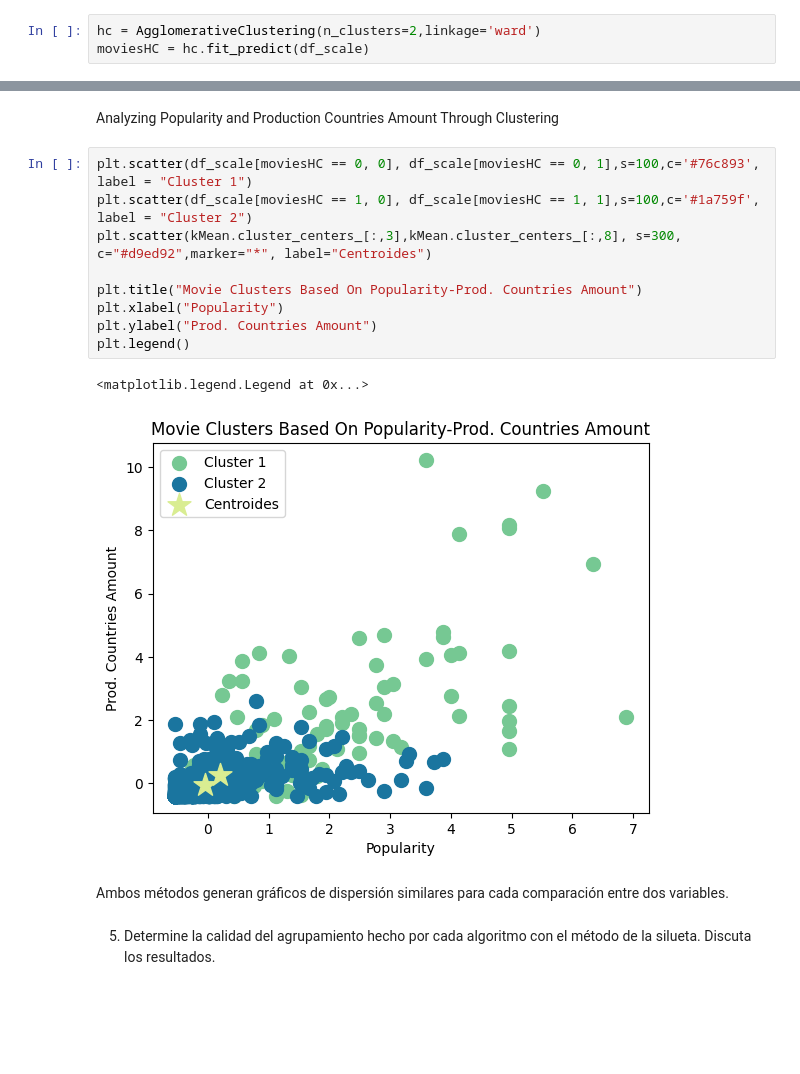
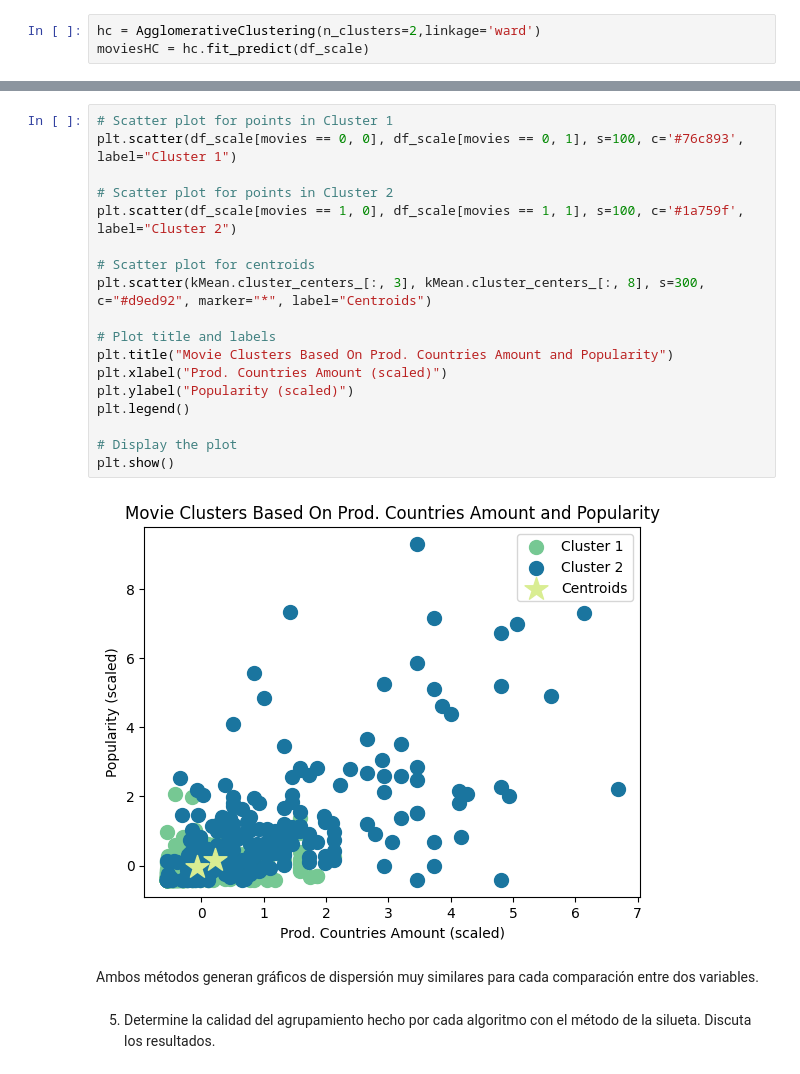
Before and after one commit to MelissaPerez09/HT02-DataMining, a Jupyter notebook: actividades.ipynb, the cells around one changed output, grey strips where cells are left out. Saved outputs shown, nothing was run; the diff lists cells and outputs as text; blank space fills up the shorter version.

```diff
--- a/actividades.ipynb
+++ b/actividades.ipynb
@@ -272,18 +283,24 @@ plt.legend()
-# %% [markdown]
-Analyzing Popularity and Production Countries Amount Through Clustering
 # %%
-plt.scatter(df_scale[moviesHC == 0, 0], df_scale[moviesHC == 0, 1],s=100,c='#76c893', label = "Cluster 1")
-plt.scatter(df_scale[moviesHC == 1, 0], df_scale[moviesHC == 1, 1],s=100,c='#1a759f', label = "Cluster 2")
-plt.scatter(kMean.cluster_centers_[:,3],kMean.cluster_centers_[:,8], s=300, c="#d9ed92",marker="*", label="Centroides")
+# Scatter plot for points in Cluster 1
+plt.scatter(df_scale[movies == 0, 0], df_scale[movies == 0, 1], s=100, c='#76c893', label="Cluster 1")
 
-plt.title("Movie Clusters Based On Popularity-Prod. Countries Amount")
-plt.xlabel("Popularity")
-plt.ylabel("Prod. Countries Amount")
+# Scatter plot for points in Cluster 2
+plt.scatter(df_scale[movies == 1, 0], df_scale[movies == 1, 1], s=100, c='#1a759f', label="Cluster 2")
+
+# Scatter plot for centroids
+plt.scatter(kMean.cluster_centers_[:, 3], kMean.cluster_centers_[:, 8], s=300, c="#d9ed92", marker="*", label="Centroids")
+
+# Plot title and labels
+plt.title("Movie Clusters Based On Prod. Countries Amount and Popularity")
+plt.xlabel("Prod. Countries Amount (scaled)")
+plt.ylabel("Popularity (scaled)")
 plt.legend()
+
+# Display the plot
+plt.show()
 # %% [output]
-<matplotlib.legend.Legend at 0x...>
-[figure, old version]
+[figure, new version]
 # %% [markdown]
-Ambos métodos generan gráficos de dispersión similares para cada comparación entre dos variables.
+Ambos métodos generan gráficos de dispersión muy similares para cada comparación entre dos variables.
 # %% [markdown]
 5. Determine la calidad del agrupamiento hecho por cada algoritmo con el método de la silueta. Discuta los resultados.
```
Also changed, not shown: parts of 15 cells of this notebook.
